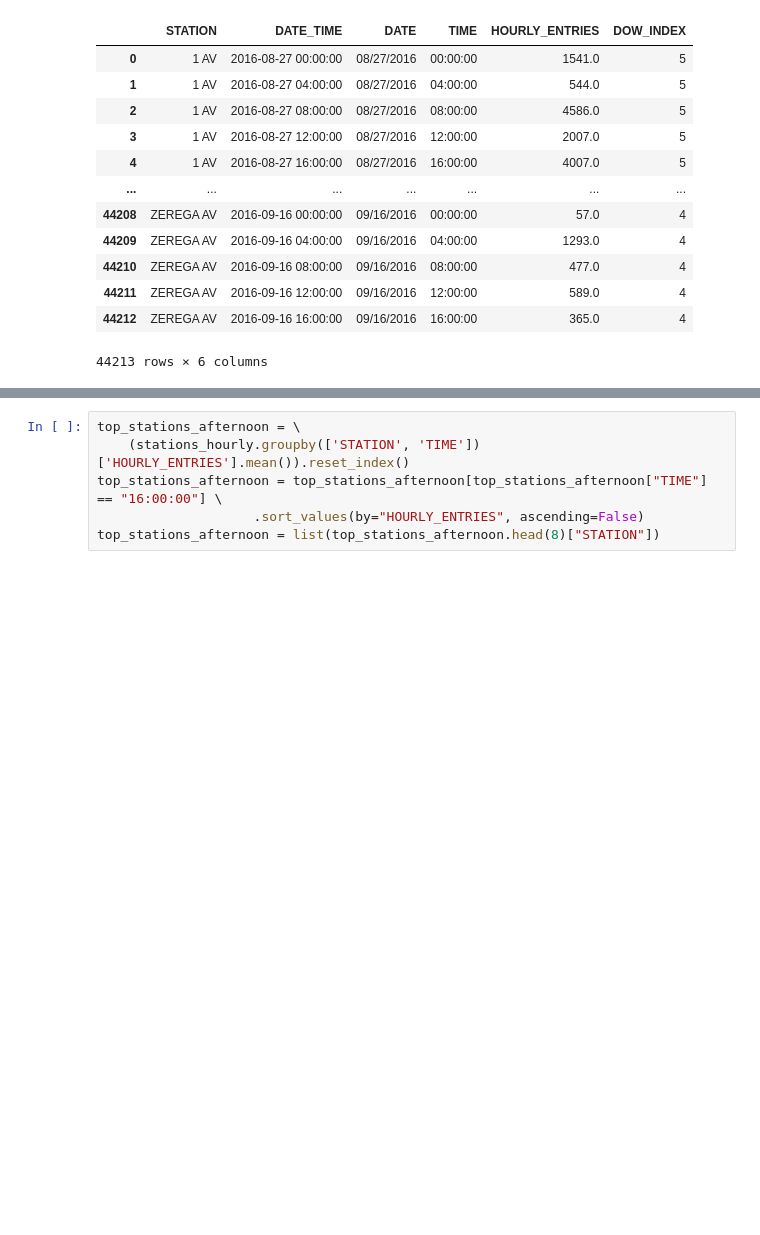
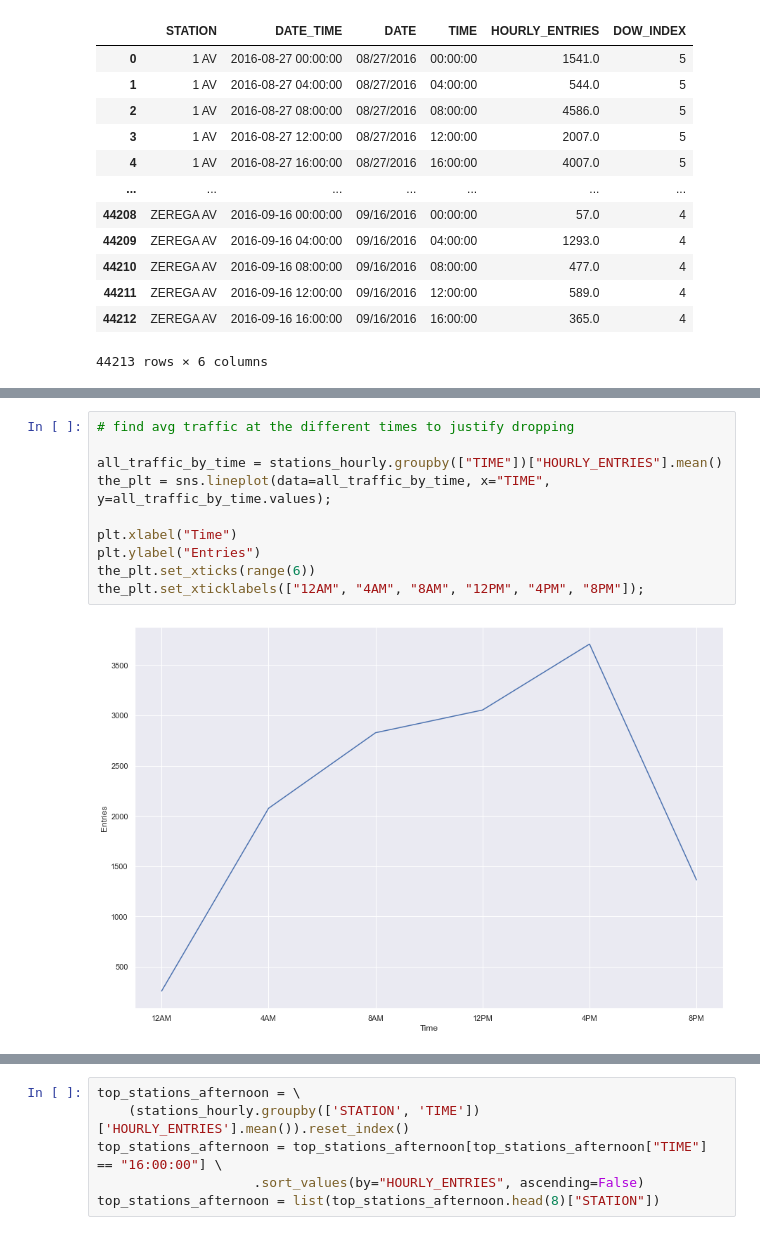
Before and after one commit to zhouandrewc/mta-project, a Jupyter notebook: further_work.ipynb, the cells around one changed output, grey strips where cells are left out. Cells and saved outputs as stored; diff of their text form; blank space fills up the shorter version.

```diff
--- a/further_work.ipynb
+++ b/further_work.ipynb
@@ -201,0 +201,12 @@ top_stations_dow_time_drop = top_stations_dow_time[[elem % 1 > 0.2 and elem % 1
+# %%
+# find avg traffic at the different times to justify dropping
+
+all_traffic_by_time = stations_hourly.groupby(["TIME"])["HOURLY_ENTRIES"].mean()
+the_plt = sns.lineplot(data=all_traffic_by_time, x="TIME", y=all_traffic_by_time.values);
+
+plt.xlabel("Time")
+plt.ylabel("Entries")
+the_plt.set_xticks(range(6))
+the_plt.set_xticklabels(["12AM", "4AM", "8AM", "12PM", "4PM", "8PM"]);
+# %% [output]
+[figure, added]
```
Also changed, not shown: parts of 25 cells of this notebook.
